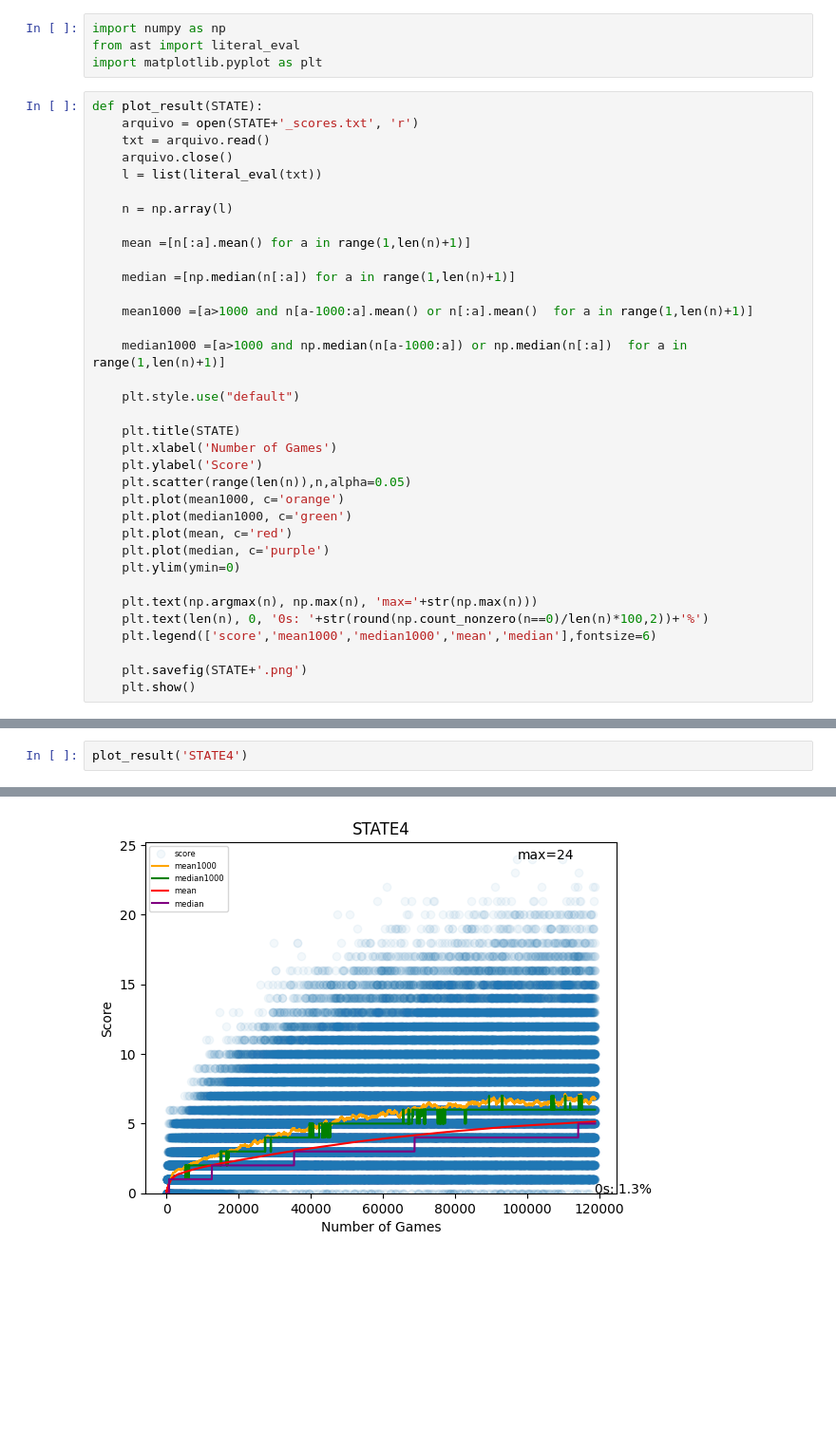
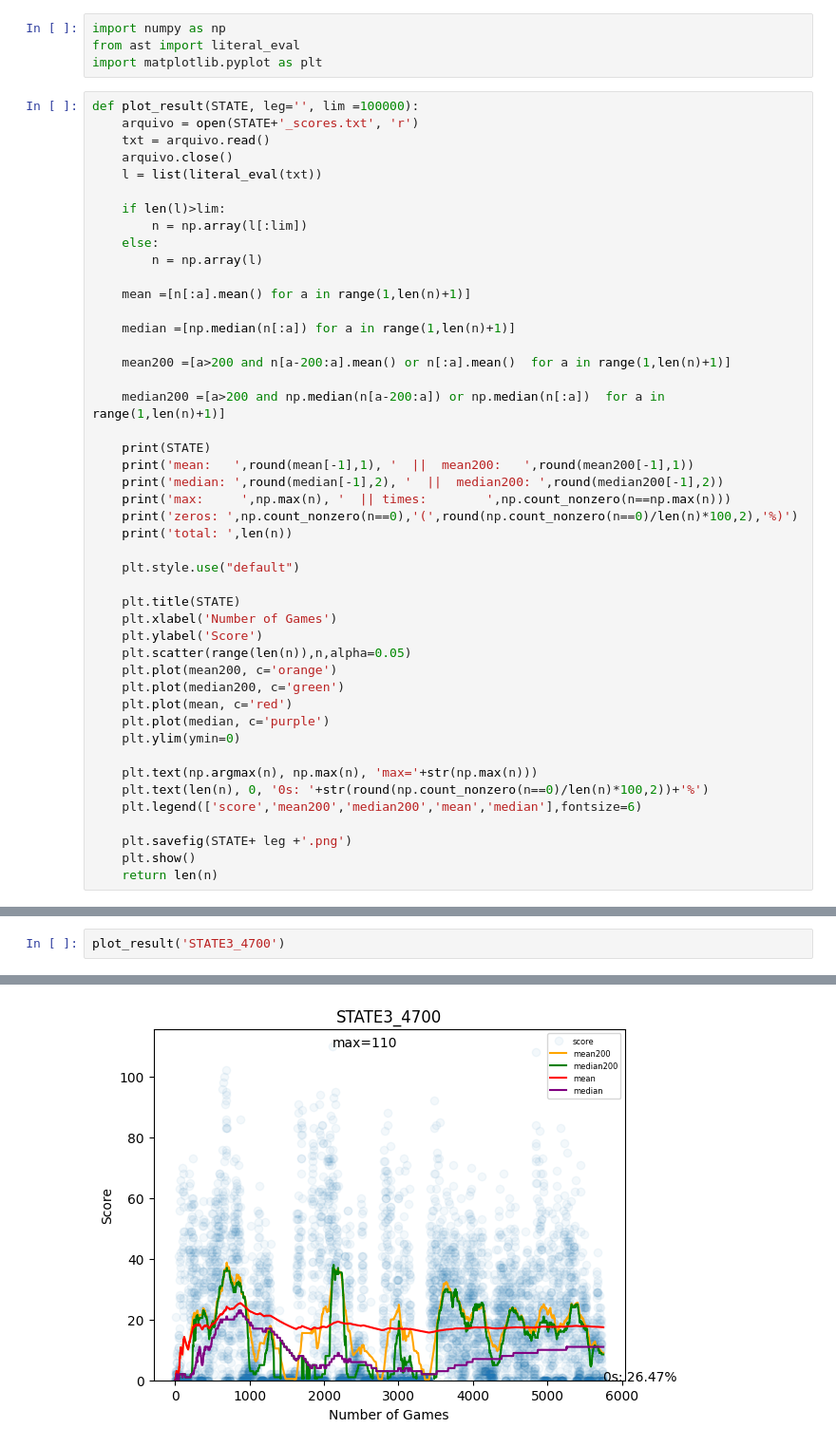
Before and after one commit to FabricioVenturim/Snake-RL, a Jupyter notebook: tabular/sarsa/results/results.ipynb, the cells around one changed output, grey strips where cells are left out. Shown: that part at 95% size. Drawn from its saved outputs; the diff is of its cells as text; blank space fills up the shorter version.

```diff
--- a/tabular/sarsa/results/results.ipynb
+++ b/tabular/sarsa/results/results.ipynb
@@ -3,21 +3,31 @@ import numpy as np
 from ast import literal_eval
 import matplotlib.pyplot as plt
 # %%
-def plot_result(STATE):
+def plot_result(STATE, leg='', lim =100000):
     arquivo = open(STATE+'_scores.txt', 'r')
     txt = arquivo.read()
     arquivo.close()
     l = list(literal_eval(txt))
 
-    n = np.array(l)
+    if len(l)>lim:
+        n = np.array(l[:lim])
+    else:
+        n = np.array(l)
 
     mean =[n[:a].mean() for a in range(1,len(n)+1)]
 
     median =[np.median(n[:a]) for a in range(1,len(n)+1)]
 
-    mean1000 =[a>1000 and n[a-1000:a].mean() or n[:a].mean()  for a in range(1,len(n)+1)]
+    mean200 =[a>200 and n[a-200:a].mean() or n[:a].mean()  for a in range(1,len(n)+1)]
 
-    median1000 =[a>1000 and np.median(n[a-1000:a]) or np.median(n[:a])  for a in range(1,len(n)+1)]
+    median200 =[a>200 and np.median(n[a-200:a]) or np.median(n[:a])  for a in range(1,len(n)+1)]
+
+    print(STATE)
+    print('mean:   ',round(mean[-1],1), '  ||  mean200:   ',round(mean200[-1],1))
+    print('median: ',round(median[-1],2), '  ||  median200: ',round(median200[-1],2))
+    print('max:     ',np.max(n), '  || times:        ',np.count_nonzero(n==np.max(n)))
+    print('zeros: ',np.count_nonzero(n==0),'(',round(np.count_nonzero(n==0)/len(n)*100,2),'%)')
+    print('total: ',len(n))
 
     plt.style.use("default")
 
@@ -25,16 +35,17 @@ def plot_result(STATE):
     plt.xlabel('Number of Games')
     plt.ylabel('Score')
     plt.scatter(range(len(n)),n,alpha=0.05)
-    plt.plot(mean1000, c='orange')
-    plt.plot(median1000, c='green')
+    plt.plot(mean200, c='orange')
+    plt.plot(median200, c='green')
     plt.plot(mean, c='red')
     plt.plot(median, c='purple')
     plt.ylim(ymin=0)
 
     plt.text(np.argmax(n), np.max(n), 'max='+str(np.max(n)))
     plt.text(len(n), 0, '0s: '+str(round(np.count_nonzero(n==0)/len(n)*100,2))+'%')
-    plt.legend(['score','mean1000','median1000','mean','median'],fontsize=6)
+    plt.legend(['score','mean200','median200','mean','median'],fontsize=6)
 
-    plt.savefig(STATE+'.png')
+    plt.savefig(STATE+ leg +'.png')
     plt.show()
+    return len(n)
 # %%
@@ -52,3 +84,3 @@ plot_result('STATE3')
 # %%
-plot_result('STATE4')
+plot_result('STATE3_4700')
 # %% [output]
@@ -55 +93 @@ plot_result('STATE4')
-[figure, old version]
+[figure, new version]
```
Also changed, not shown: parts of 6 cells of this notebook, 13 other files.
